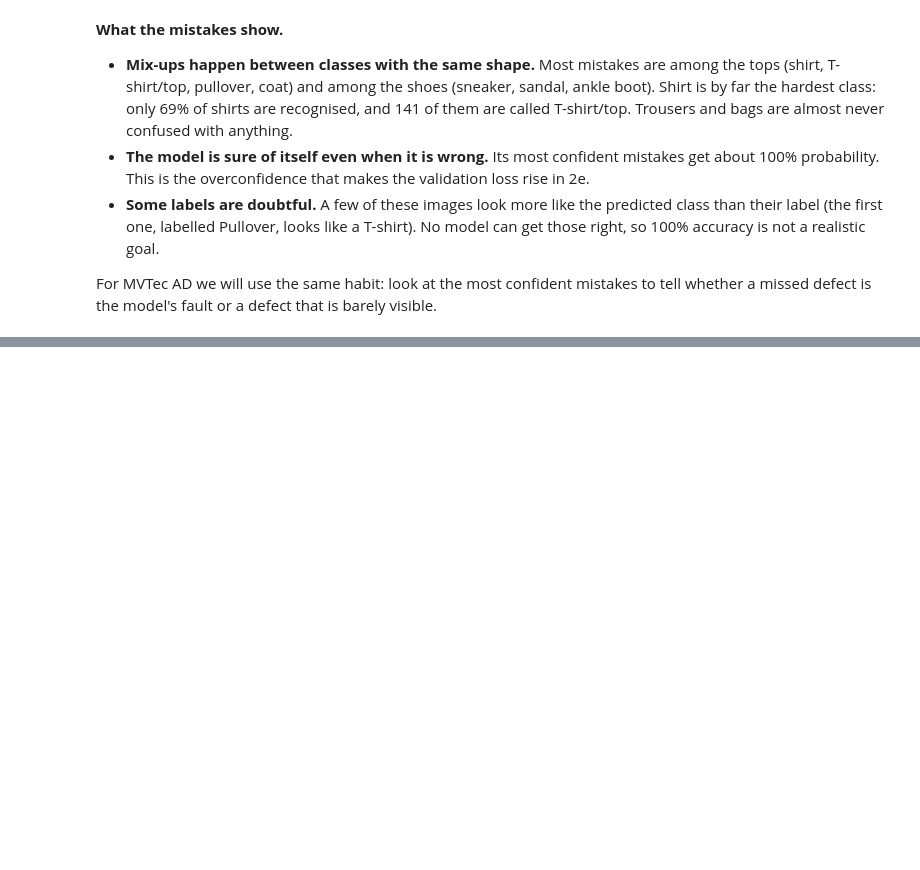
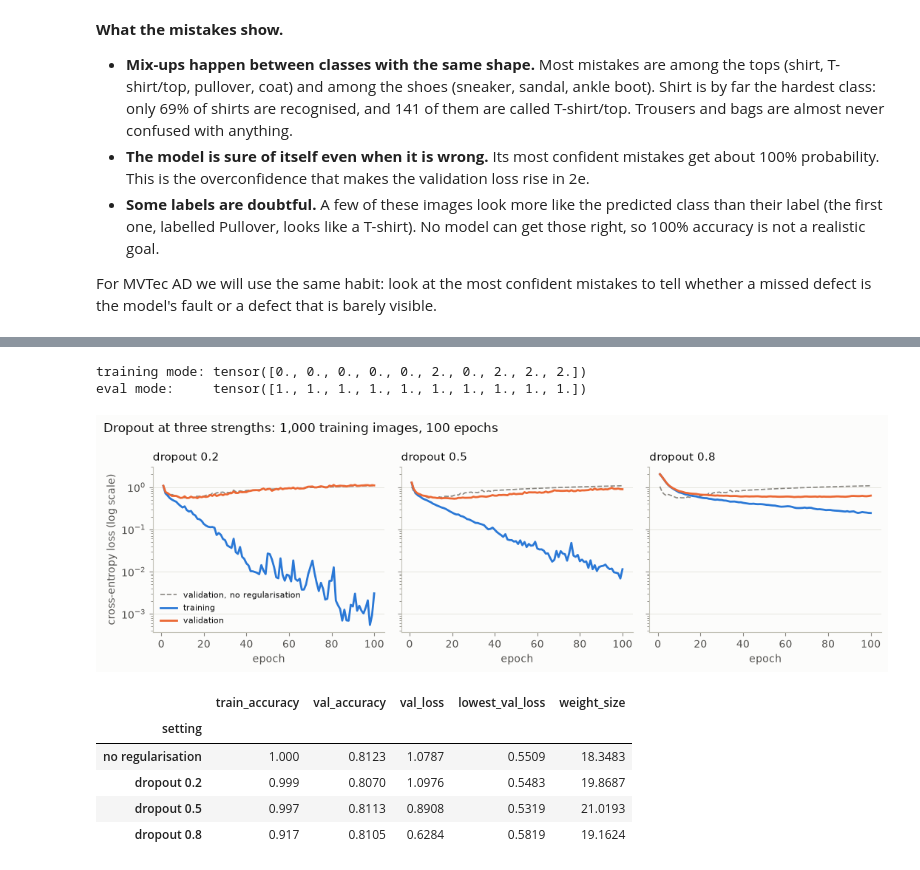
Before and after one commit to Freddyx94/industrial-anomaly-detection, a Jupyter notebook: notebooks/01_fundamentals.ipynb, the cells around one changed output, grey strips where cells are left out. Drawn from its saved outputs; the diff is of its cells as text; code cells hidden in the pictures; blank space fills up the shorter version.

```diff
--- a/notebooks/01_fundamentals.ipynb
+++ b/notebooks/01_fundamentals.ipynb
@@ -779,0 +996,74 @@ missed defect is the model's fault or a defect that is barely visible.
+# %%
+dropout = nn.Dropout(p=0.5)
+values = torch.ones(10)
+dropout.train()
+print("training mode:", dropout(values))
+dropout.eval()
+print("eval mode:    ", dropout(values))
+
+
+class FullyConnectedDropout(nn.Module):
+    """The section 2 network with dropout after each hidden layer. Dropout adds no weights."""
+
+    def __init__(self, dropout: float, hidden: int = 256) -> None:
+        super().__init__()
+        self.layers = nn.Sequential(
+            nn.Flatten(),
+            nn.Linear(28 * 28, hidden), nn.ReLU(), nn.Dropout(dropout),
+            nn.Linear(hidden, hidden), nn.ReLU(), nn.Dropout(dropout),
+            nn.Linear(hidden, 10),
+        )
+
+    def forward(self, x: torch.Tensor) -> torch.Tensor:
+        return self.layers(x)
+
+
+def plot_sweep(histories: dict[str, pd.DataFrame], title: str) -> None:
+    """One loss panel per setting, same scales. Dashed grey: validation loss without regularisation."""
+    fig, axes = plt.subplots(1, len(histories), figsize=(3.6 * len(histories), 3.5), sharey=True)
+    for ax, (name, history) in zip(axes, histories.items()):
+        ax.plot(plain_history.index, plain_history.val_loss, color=INK_MUTED, lw=1.2, ls="--",
+                label="validation, no regularisation")
+        ax.plot(history.index, history.train_loss, color=TRAIN_COLOUR, lw=2, label="training")
+        ax.plot(history.index, history.val_loss, color=VAL_COLOUR, lw=2, label="validation")
+        ax.set_yscale("log")
+        ax.set_title(name, loc="left")
+        ax.set_xlabel("epoch")
+        ax.grid(axis="y")
+        ax.set_axisbelow(True)
+    axes[0].set_ylabel("cross-entropy loss (log scale)")
+    axes[0].legend(loc="lower left", fontsize=8)
+    fig.suptitle(title, x=0.01, ha="left")
+    fig.tight_layout()
+    plt.show()
+
+
+SWEEP_COLUMNS = ["train_accuracy", "val_accuracy", "val_loss", "lowest_val_loss", "weight_size"]
+
+
+def sweep_table(settings: list[str]) -> pd.DataFrame:
+    """Summary rows (seed SEED) for the given settings, values at the last epoch."""
+    rows = pd.DataFrame(small_data_results)
+    rows = rows[(rows.seed == SEED) & rows.setting.isin(settings)].set_index("setting")
+    return rows.loc[settings, SWEEP_COLUMNS].round(4)
+
+
+dropout_histories = {}
+for p in (0.2, 0.5, 0.8):
+    history, _, summary = run(f"dropout {p}", lambda: FullyConnectedDropout(p), X_small, y_small,
+                              SMALL_EPOCHS)
+    dropout_histories[f"dropout {p}"] = history
+    small_data_results.append(summary)
+
+plot_sweep(dropout_histories, f"Dropout at three strengths: 1,000 training images, {SMALL_EPOCHS} epochs")
+sweep_table(["no regularisation", *dropout_histories])
+# %% [output]
+training mode: tensor([0., 0., 0., 0., 0., 2., 0., 2., 2., 2.])
+eval mode:     tensor([1., 1., 1., 1., 1., 1., 1., 1., 1., 1.])
+[figure, added]
+|  | train_accuracy | val_accuracy | val_loss | lowest_val_loss | weight_size |
+| setting |  |  |  |  |  |
+| no regularisation | 1.000 | 0.8123 | 1.0787 | 0.5509 | 18.3483 |
+| dropout 0.2 | 0.999 | 0.8070 | 1.0976 | 0.5483 | 19.8687 |
+| dropout 0.5 | 0.997 | 0.8113 | 0.8908 | 0.5319 | 21.0193 |
+| dropout 0.8 | 0.917 | 0.8105 | 0.6284 | 0.5819 | 19.1624 |
```
Also changed, not shown: parts of 72 cells of this notebook, 10 other files.
